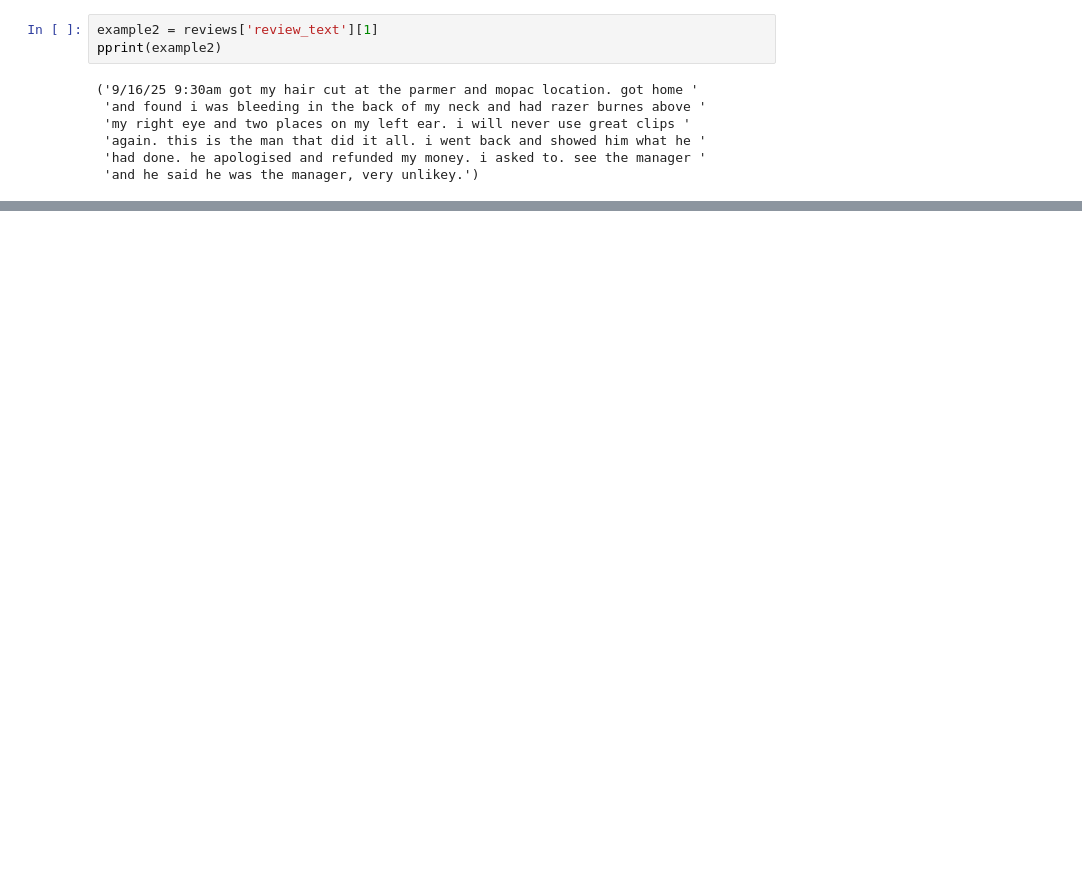
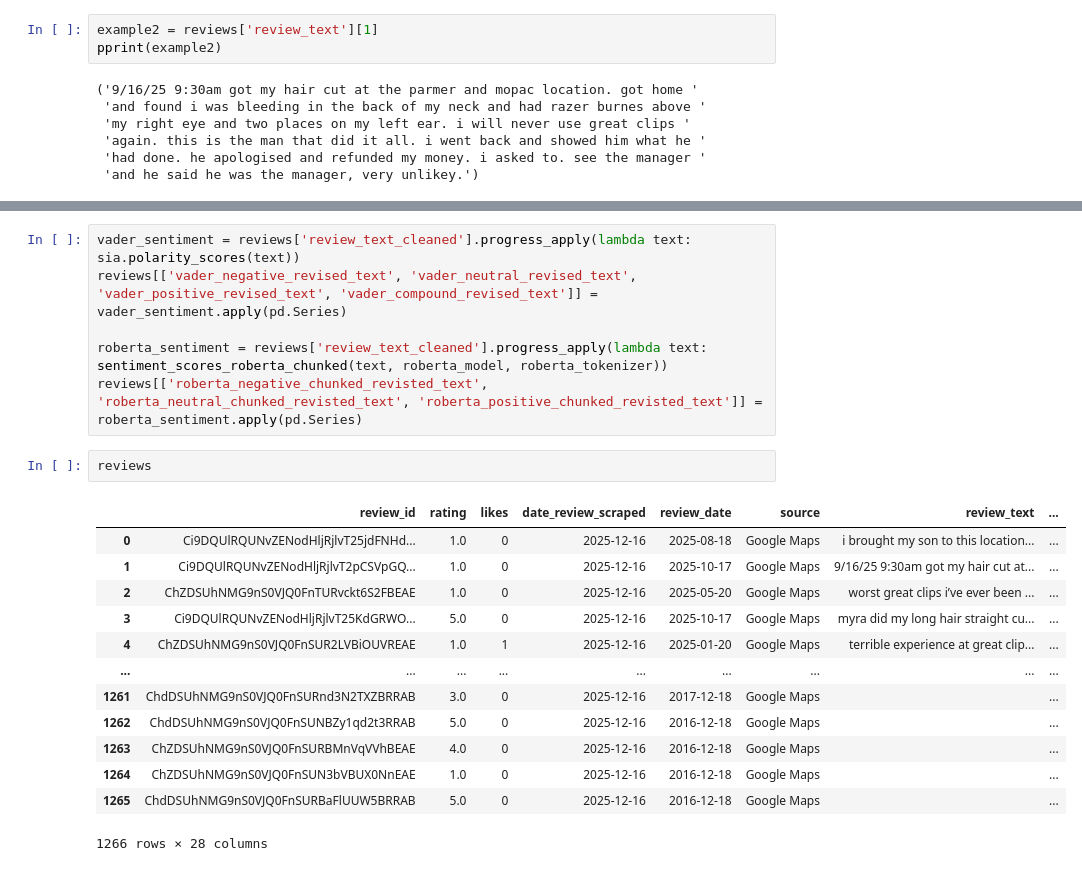
Before and after one commit to Austinedo/GC_sentiment_analysis, a Jupyter notebook: notebooks/sentiment_analysis.ipynb, the cells around one changed output, grey strips where cells are left out. Saved outputs shown, nothing was run; the diff lists cells and outputs as text; blank space fills up the shorter version.

```diff
--- a/notebooks/sentiment_analysis.ipynb
+++ b/notebooks/sentiment_analysis.ipynb
@@ -738,0 +753,22 @@ reviews[empty_str_mask]
+# %%
+vader_sentiment = reviews['review_text_cleaned'].progress_apply(lambda text: sia.polarity_scores(text))
+reviews[['vader_negative_revised_text', 'vader_neutral_revised_text', 'vader_positive_revised_text', 'vader_compound_revised_text']] = vader_sentiment.apply(pd.Series)
+
+roberta_sentiment = reviews['review_text_cleaned'].progress_apply(lambda text: sentiment_scores_roberta_chunked(text, roberta_model, roberta_tokenizer))
+reviews[['roberta_negative_chunked_revisted_text', 'roberta_neutral_chunked_revisted_text', 'roberta_positive_chunked_revisted_text']] = roberta_sentiment.apply(pd.Series)
+# %%
+reviews
+# %% [output]
+|  | review_id | rating | likes | date_review_scraped | review_date | source | review_text | ... |
+| 0 | Ci9DQUlRQUNvZENodHljRjlvT25jdFNHd... | 1.0 | 0 | 2025-12-16 | 2025-08-18 | Google Maps | i brought my son to this location... | ... |
+| 1 | Ci9DQUlRQUNvZENodHljRjlvT2pCSVpGQ... | 1.0 | 0 | 2025-12-16 | 2025-10-17 | Google Maps | 9/16/25 9:30am got my hair cut at... | ... |
+| 2 | ChZDSUhNMG9nS0VJQ0FnTURvckt6S2FBEAE | 1.0 | 0 | 2025-12-16 | 2025-05-20 | Google Maps | worst great clips i’ve ever been ... | ... |
+| 3 | Ci9DQUlRQUNvZENodHljRjlvT25KdGRWO... | 5.0 | 0 | 2025-12-16 | 2025-10-17 | Google Maps | myra did my long hair straight cu... | ... |
+| 4 | ChZDSUhNMG9nS0VJQ0FnSUR2LVBiOUVREAE | 1.0 | 1 | 2025-12-16 | 2025-01-20 | Google Maps | terrible experience at great clip... | ... |
+| ... | ... | ... | ... | ... | ... | ... | ... | ... |
+| 1261 | ChdDSUhNMG9nS0VJQ0FnSURnd3N2TXZBRRAB | 3.0 | 0 | 2025-12-16 | 2017-12-18 | Google Maps |  | ... |
+| 1262 | ChdDSUhNMG9nS0VJQ0FnSUNBZy1qd2t3RRAB | 5.0 | 0 | 2025-12-16 | 2016-12-18 | Google Maps |  | ... |
+| 1263 | ChZDSUhNMG9nS0VJQ0FnSURBMnVqVVhBEAE | 4.0 | 0 | 2025-12-16 | 2016-12-18 | Google Maps |  | ... |
+| 1264 | ChZDSUhNMG9nS0VJQ0FnSUN3bVBUX0NnEAE | 1.0 | 0 | 2025-12-16 | 2016-12-18 | Google Maps |  | ... |
+| 1265 | ChdDSUhNMG9nS0VJQ0FnSURBaFlUUW5BRRAB | 5.0 | 0 | 2025-12-16 | 2016-12-18 | Google Maps |  | ... |
+1266 rows × 28 columns
```
Also changed, not shown: parts of 14 cells of this notebook.
